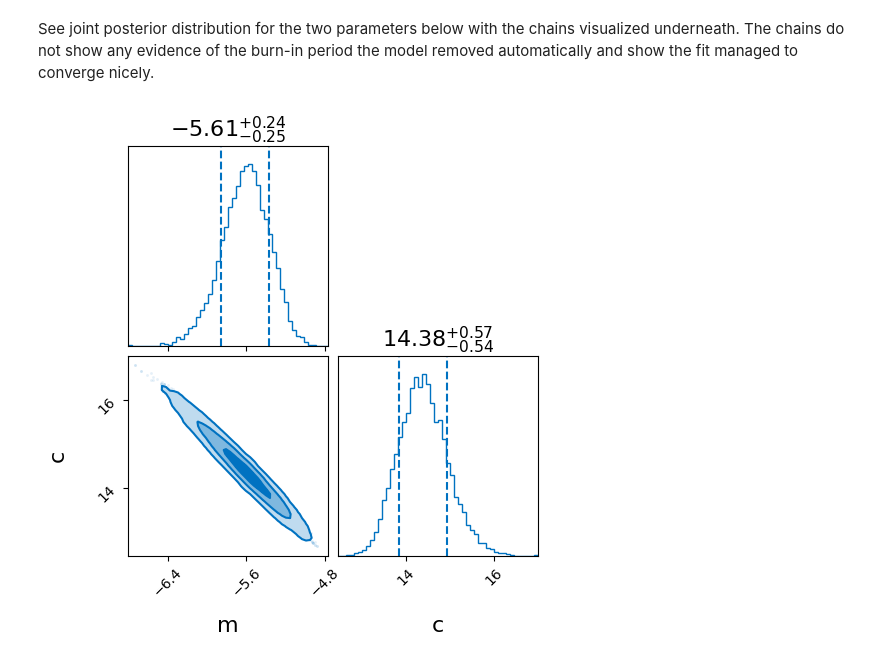
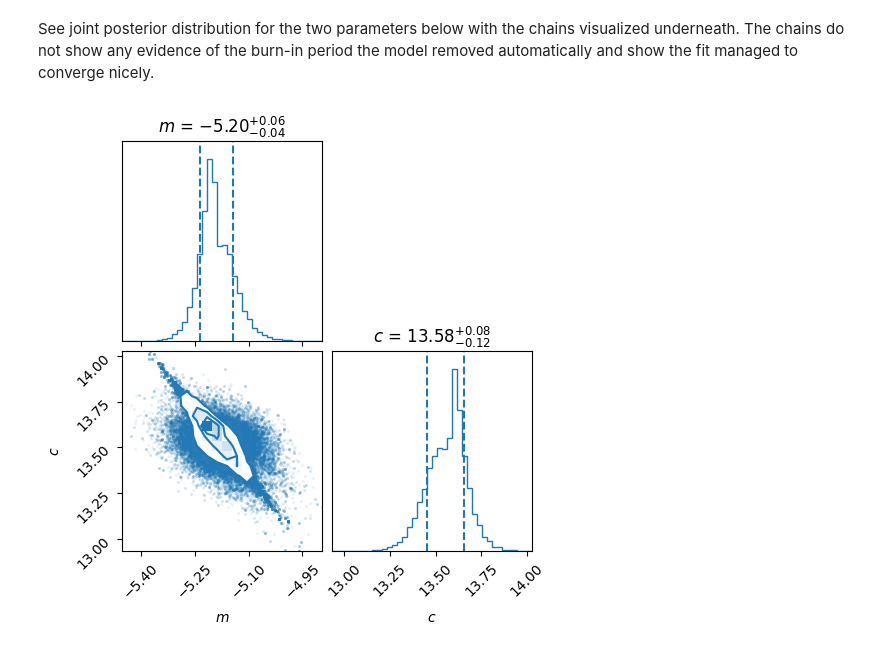
Before and after one commit to norberttoth398/PlagDetect, a Jupyter notebook: docs/examples/Sill_calibration.ipynb, the cells around one changed output. Saved outputs shown, nothing was run; the diff lists cells and outputs as text; code cells hidden in the pictures.

```diff
--- a/docs/examples/Sill_calibration.ipynb
+++ b/docs/examples/Sill_calibration.ipynb
@@ -184,6 +198,15 @@ ln_bayes_factor:    nan +/-    nan
 # %% [markdown]
 See joint posterior distribution for the two parameters below with the chains visualized underneath. The chains do not show any evidence of the burn-in period the model removed automatically and show the fit managed to converge nicely.
-# %%
-_ = result_unknown_x2.plot_corner(truth=dict(m=10, c=10), titles=True, save=False)
-# %% [output]
-[figure, removed]
+# %%
+import corner
+fig =corner.corner(results["chain"][20000:],
+labels=[
+        r"$m$",
+        r"$c$",
+    ],
+    quantiles=(0.16, 0.84),
+    show_titles=True,
+    title_kwargs={"fontsize": 12}, color = "tab:blue", hist_bin_factor = 2)
+fig.savefig("mcmc_posterior.png", dpi = 300)
+# %% [output]
+[figure, added]
```
Also changed, not shown: parts of 19 cells of this notebook, 3 other files.
